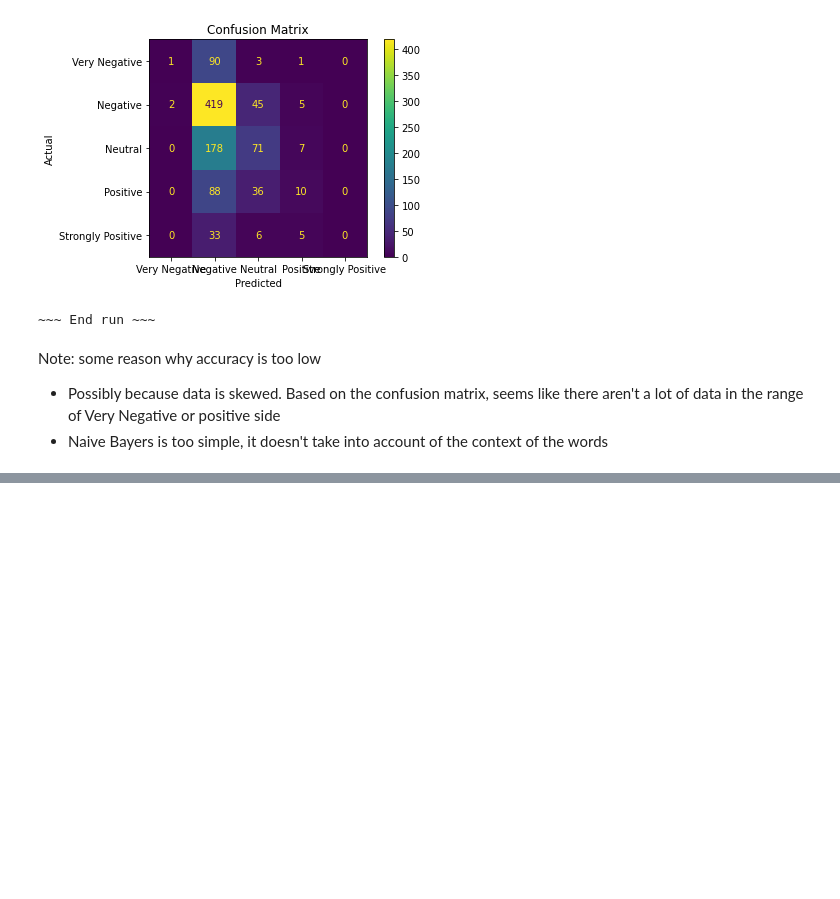
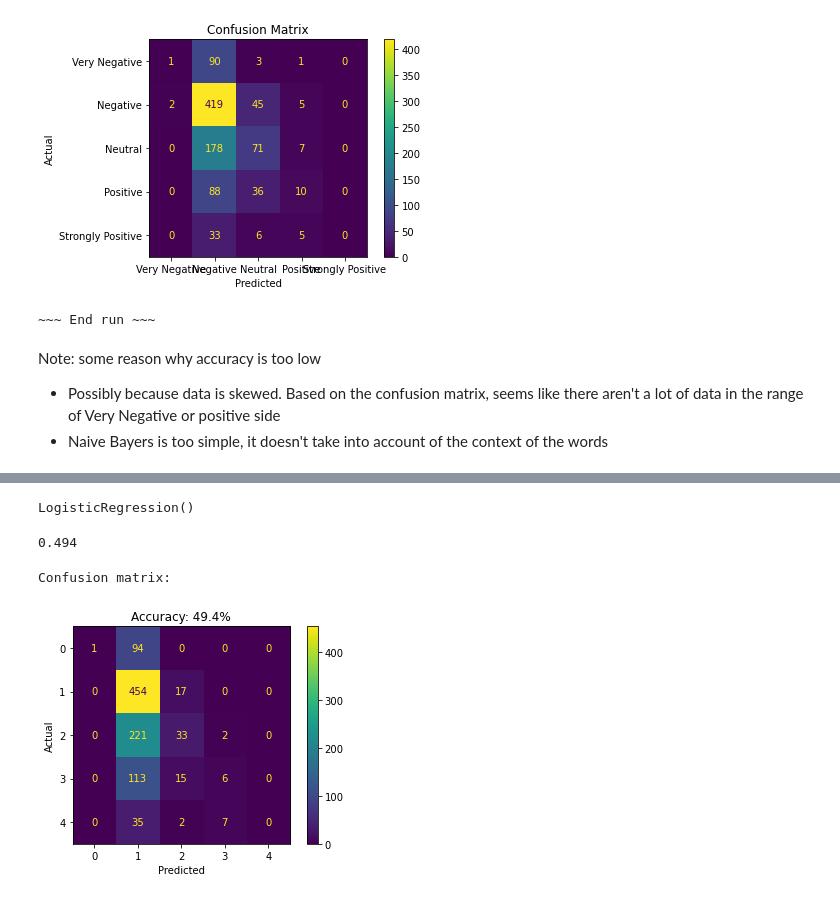
Before and after one commit to queoui/VulgarTweetIdentification, a Jupyter notebook: Group_project.ipynb, the cells around one changed output, grey strips where cells are left out. Drawn from its saved outputs; the diff is of its cells as text; code cells hidden in the pictures; blank space fills up the shorter version.

```diff
--- a/Group_project.ipynb
+++ b/Group_project.ipynb
@@ -130,0 +219,6 @@ Note: some reason why accuracy is too low
+# %%
+x_train = vector.transform(train_data)
+y_train = train_label
+
+x_test = vector.transform(test_data)
+y_test = test_label
@@ -130,0 +317,27 @@ Note: some reason why accuracy is too low
+# %%
+model = LogisticRegression()
+model.fit(x_train, y_train)
+# %% [output]
+LogisticRegression()
+# %%
+prediction = model.predict(x_test)
+# %%
+accuracy = accuracy_score(prediction,y_test)
+# %%
+print(accuracy)
+# %% [output]
+0.494
+# %%
+conf_matx=confusion_matrix(y_test,prediction)
+print("Confusion matrix: \n")
+cmd_obj = ConfusionMatrixDisplay(conf_matx)
+disp_accuracy = "Accuracy: " + str(round(accuracy, 4) *100) +"%"
+cmd_obj.plot()
+cmd_obj.ax_.set(
+                title= disp_accuracy,
+                xlabel=f'Predicted',
+                ylabel='Actual')
+plt.show()
+# %% [output]
+Confusion matrix:
+[figure, added]
```
Also changed, not shown: parts of 19 cells of this notebook.
